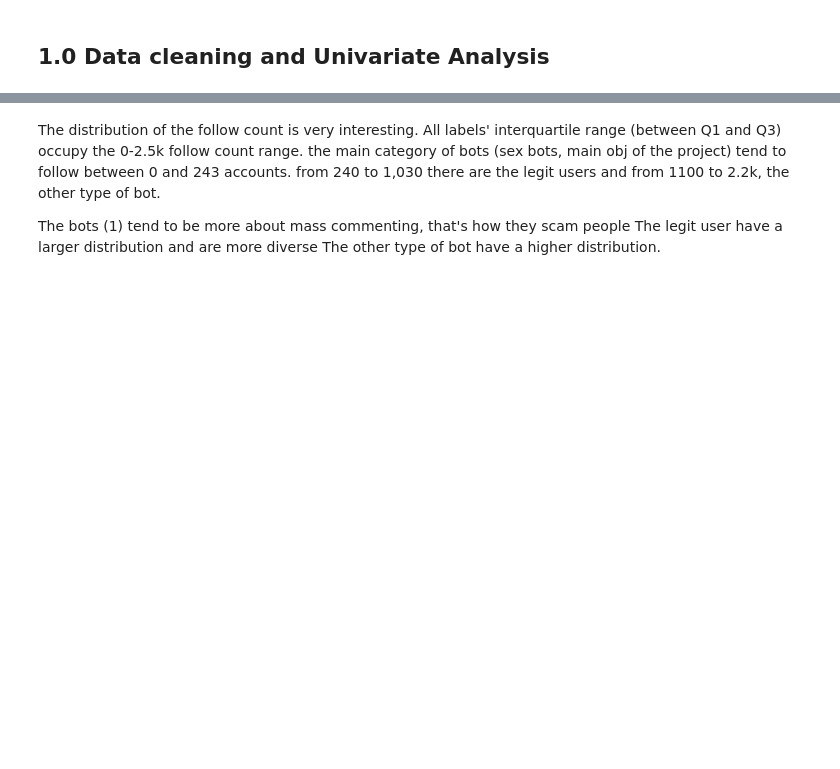
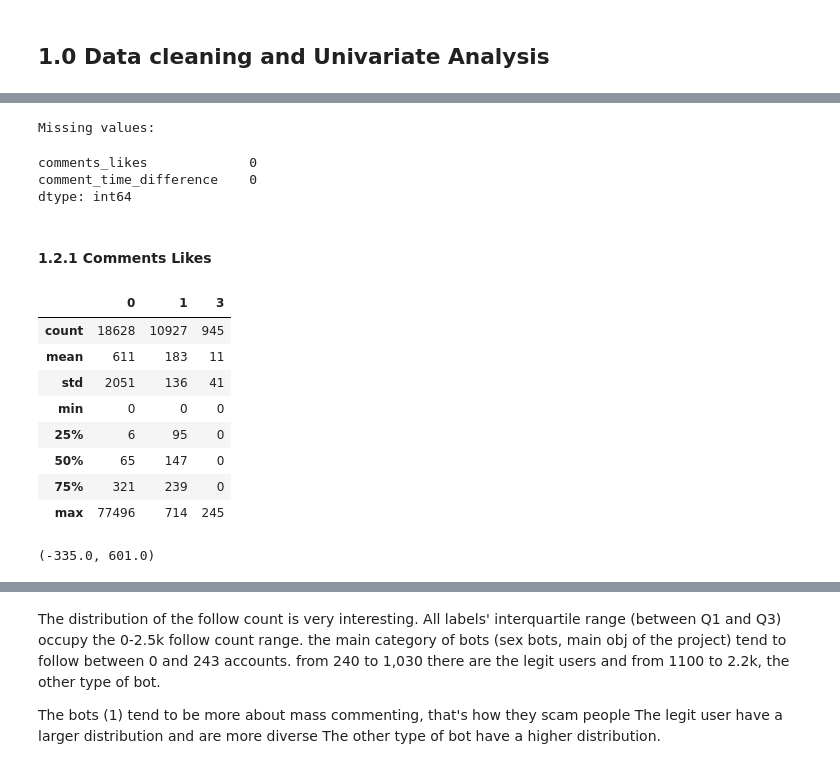
Before and after one commit to marclelamy/instagram_bot_classification, a Jupyter notebook: 4_data_exploration_feature_eng.ipynb, the cells around one changed output, grey strips where cells are left out. Saved outputs shown, nothing was run; the diff lists cells and outputs as text; code cells hidden in the pictures; blank space fills up the shorter version.

Commit message:
finished eda for comment, bio, started follow/er count

```diff
--- a/4_data_exploration_feature_eng.ipynb
+++ b/4_data_exploration_feature_eng.ipynb
@@ -318,5 +309,0 @@ Sub groups of 1.0 with:
-# %%
-fill_cat_columns = ['biography', 'domain', 'business_contact_method']
-
-for column in fill_cat_columns:
-    df_main[column] = df_main[column].fillna('MISSING')
@@ -340,0 +442,5 @@ sorted(df_main['label'].unique())
+# %%
+sub_df = df_main.loc[:, ['comment_wo_emoji', 'label']].drop_duplicates()
+df_bio_grams = calculate_grams(sub_df, 'comment_wo_emoji', 20)
+df_bio_grams = keep_top_n_grams(df_bio_grams, 30)
+plot_grams(df_bio_grams)
@@ -340,0 +450,20 @@ sorted(df_main['label'].unique())
+# %%
+# Adding tri/quad grams count to main df
+bots_triquadgrams = df_bio_grams.query('label > 0 and gram_degree > 2').gram.unique().tolist()
+
+def count_grams(text, grams):
+    count = 0
+    for gram in grams:
+        gram = gram.split(',')
+        if all(word in text for word in gram):
+            count += 1
+    return count
+
+
+df_main['comment_grams_count'] = df_main['comment_wo_emoji'].apply(lambda x: count_grams(x, bots_triquadgrams))
+
+print('% of each label having at least one tri/quad gram')
+for label in (0, 1, 3):
+    current_df = df_main.query(f'label == {label}')['comment_grams_count'] > 0
+    current_df = current_df.value_counts(normalize=True)
+    display(current_df.to_frame(name=f'Label: {label}').round(3))
@@ -340,0 +481,8 @@ sorted(df_main['label'].unique())
+# %%
+# Adding comment length and word count
+df_main['comment_length'] = df_main['comment'].str.len()
+df_main['comment_word_count'] = df_main['comment'].str.count(' ') + 1
+
+# Dropping columns
+df_main = df_main.drop(columns=['comment', 'comment_wo_emoji', 'comment_emoji'])
+df_main.head(1)
@@ -340,0 +498,31 @@ sorted(df_main['label'].unique())
+# %%
+cols = ['comments_likes', 'comment_time_difference']
+
+print('Missing values: ')
+df_main[cols].isna().sum()
+# %% [output]
+Missing values:
+comments_likes             0
+comment_time_difference    0
+dtype: int64
+# %% [markdown]
+#### 1.2.1 Comments Likes
+# %%
+df_main.describe_column_by_colcat('comments_likes')[0]
+# %% [output]
+|  | 0 | 1 | 3 |
+| count | 18628 | 10927 | 945 |
+| mean | 611 | 183 | 11 |
+| std | 2051 | 136 | 41 |
+| min | 0 | 0 | 0 |
+| 25% | 6 | 95 | 0 |
+| 50% | 65 | 147 | 0 |
+| 75% | 321 | 239 | 0 |
+| max | 77496 | 714 | 245 |
+# %%
+# Calculating outliers and flagging them
+lower, upper = df_main.outliers_bound('comments_likes')
+df_main['outlier'] = df_main['comments_likes'].apply(lambda x: '' if lower < x < upper else 'comments_likes')
+lower, upper
+# %% [output]
+(-335.0, 601.0)
```
Also changed, not shown: parts of 90 cells of this notebook.
